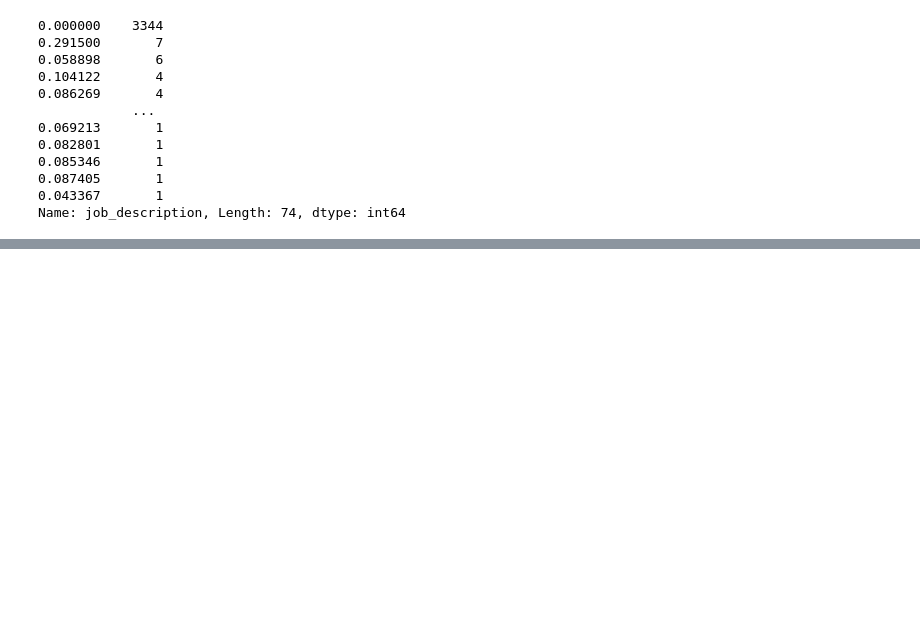
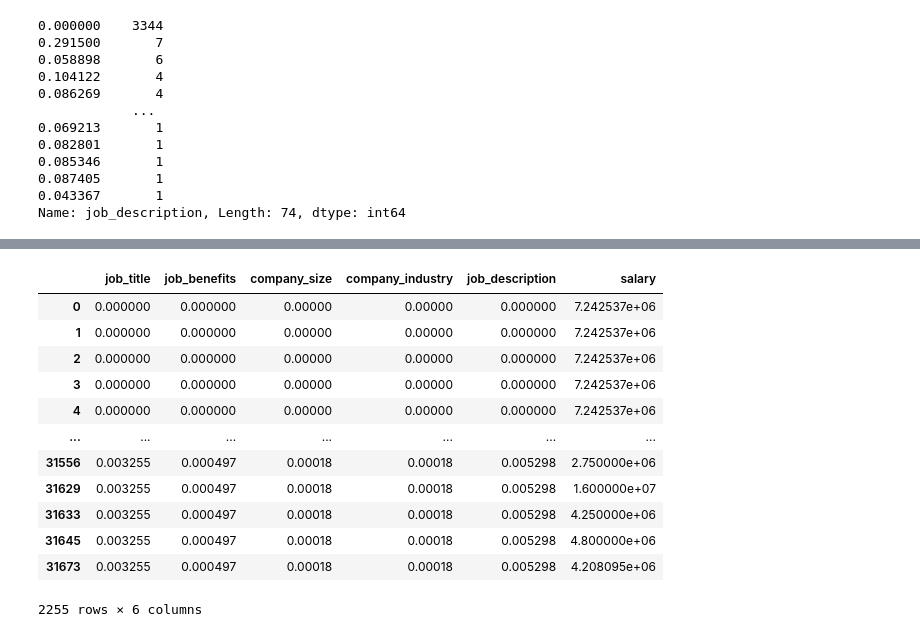
Before and after one commit to TeguhPermana666/Find_IT, a Jupyter notebook: Analisis.ipynb, the cells around one changed output, grey strips where cells are left out. Drawn from its saved outputs; the diff is of its cells as text; code cells hidden in the pictures; blank space fills up the shorter version.

```diff
--- a/Analisis.ipynb
+++ b/Analisis.ipynb
@@ -984,0 +1050,4 @@ Name: job_description, Length: 74, dtype: int64
+# %%
+# tarik data testing
+X_test=pd.read_csv("data_test.csv")
+X_test
@@ -984,0 +1068,19 @@ Name: job_description, Length: 74, dtype: int64
+# %%
+data_test=pd.concat([X_test,y_test],axis=1)
+mean2=data_test.mean()
+data_test.fillna(mean2,inplace=True)
+data_test
+# %% [output]
+|  | job_title | job_benefits | company_size | company_industry | job_description | salary |
+| 0 | 0.000000 | 0.000000 | 0.00000 | 0.00000 | 0.000000 | 7.242537e+06 |
+| 1 | 0.000000 | 0.000000 | 0.00000 | 0.00000 | 0.000000 | 7.242537e+06 |
+| 2 | 0.000000 | 0.000000 | 0.00000 | 0.00000 | 0.000000 | 7.242537e+06 |
+| 3 | 0.000000 | 0.000000 | 0.00000 | 0.00000 | 0.000000 | 7.242537e+06 |
+| 4 | 0.000000 | 0.000000 | 0.00000 | 0.00000 | 0.000000 | 7.242537e+06 |
+| ... | ... | ... | ... | ... | ... | ... |
+| 31556 | 0.003255 | 0.000497 | 0.00018 | 0.00018 | 0.005298 | 2.750000e+06 |
+| 31629 | 0.003255 | 0.000497 | 0.00018 | 0.00018 | 0.005298 | 1.600000e+07 |
+| 31633 | 0.003255 | 0.000497 | 0.00018 | 0.00018 | 0.005298 | 4.250000e+06 |
+| 31645 | 0.003255 | 0.000497 | 0.00018 | 0.00018 | 0.005298 | 4.800000e+06 |
+| 31673 | 0.003255 | 0.000497 | 0.00018 | 0.00018 | 0.005298 | 4.208095e+06 |
+2255 rows × 6 columns
```
Also changed, not shown: parts of 25 cells of this notebook.
